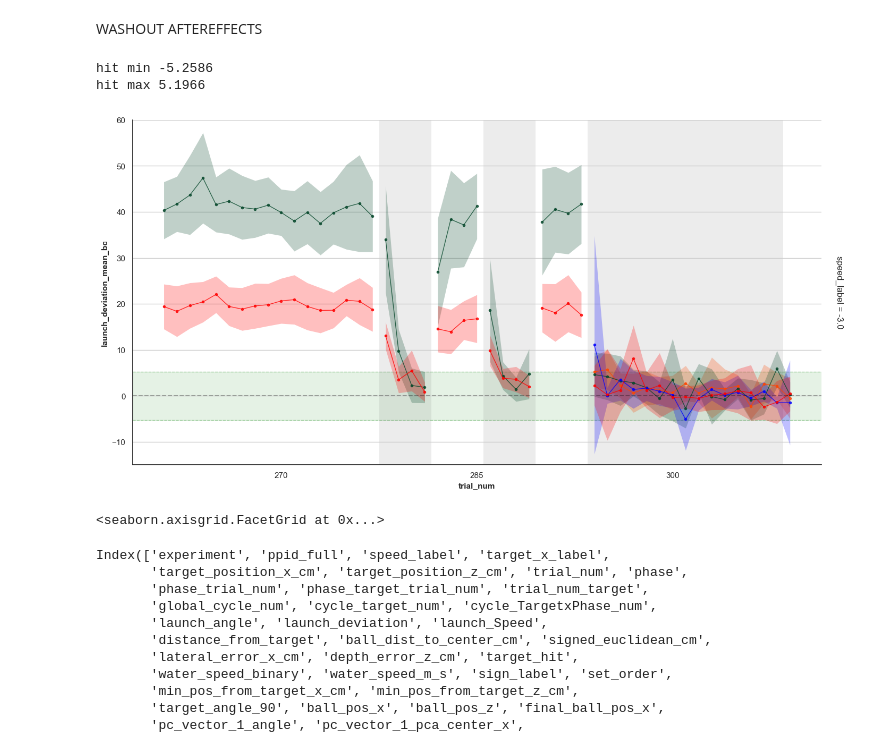
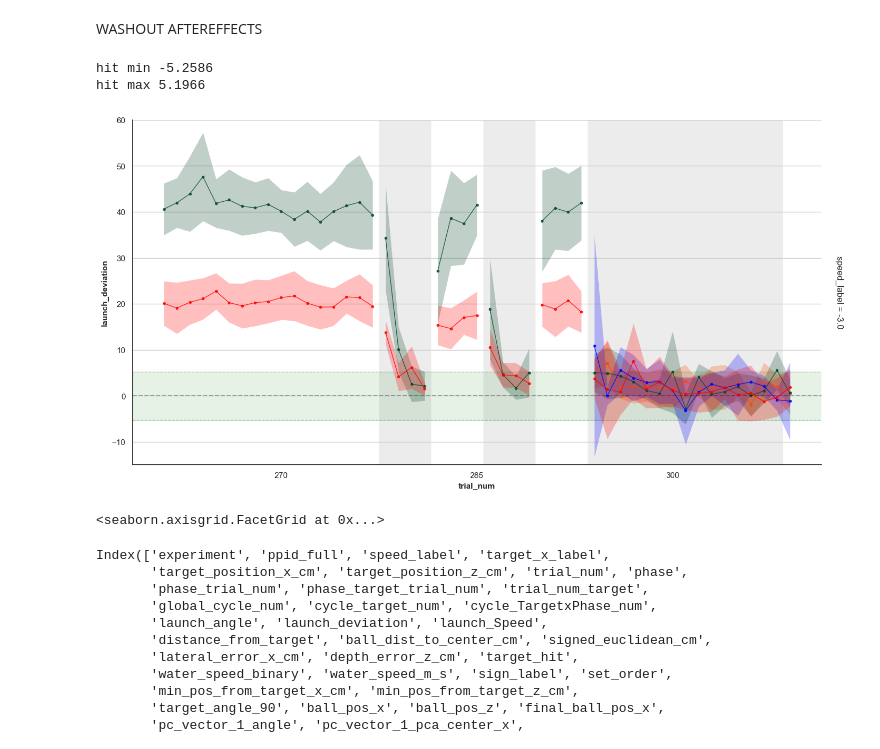
Before and after one commit to jacobjb02/vr-motor-adaptation-notebooks, a Jupyter notebook: Notebook/Spatial_Generalization_working.ipynb, the cells around one changed output. Saved outputs shown, nothing was run; the diff lists cells and outputs as text; code cells hidden in the pictures.

```diff
--- a/Notebook/Spatial_Generalization_working.ipynb
+++ b/Notebook/Spatial_Generalization_working.ipynb
@@ -882,35 +882,35 @@ df_w1 = df_bc[df_bc['phase'] == 'washout_1_AT'].copy()
 
 # early washout 2
 df_w2 = df_bc[df_bc['phase'] == 'washout_2_AT'].copy()
 
 
 # # combine
 df_c = pd.concat([df_t1_last16, df_ST, df_w1])
 
 from src.plotting import plot_all_trials
 plot_all_trials(df_c,
                      col_col =None,
                      row_col='speed_label',
                      cond_col=None,
                      ppid_col='ppid_full',
                      target_col='target_x_label',
-                     y_col = 'launch_deviation_mean_bc', # launch_deviation_mean_bc
+                     y_col = 'launch_deviation', # launch_deviation_mean_bc
                      x_col='trial_num',
                      vertical_list=[],
                      hit_col='target_hit',
                      ref_range_col='signed_euclidean_cm',
                      no_connect_col=['phase','water_speed_binary'],
                      context='notebook',
                      transition_col='water_speed_binary',
                      marker_size=3.0,
                      estimator='mean',
                      y_lim=(-15,60),
                      show_zero_line=True
                     )
 # %% [output]
 hit min -5.2586
 hit max 5.1966
-[figure, old version]
+[figure, new version]
 <seaborn.axisgrid.FacetGrid at 0x...>
 # %%
 df_bc.columns
```
Also changed, not shown: parts of 3 cells of this notebook, 4 other files.
